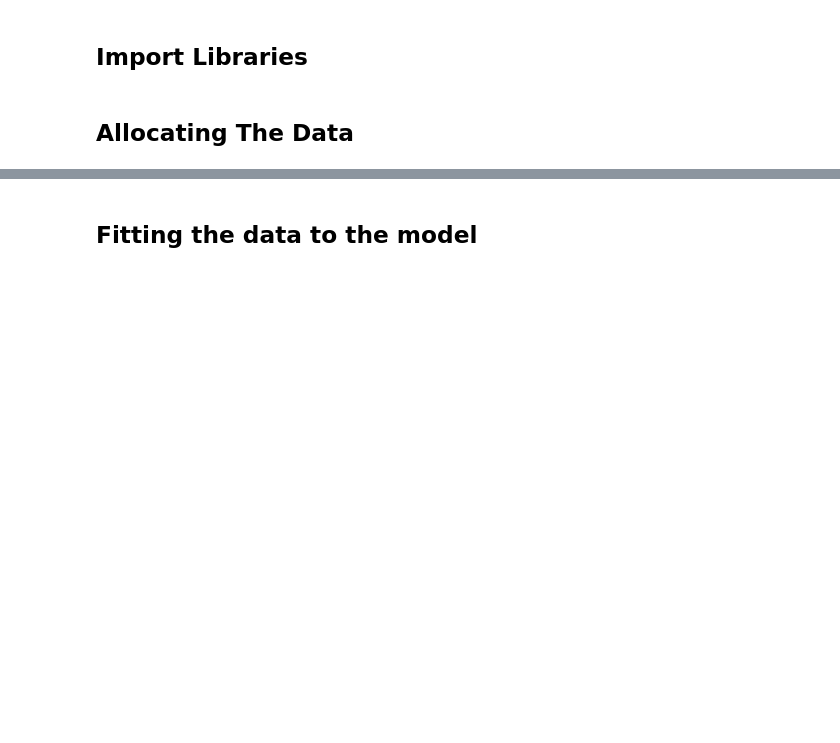
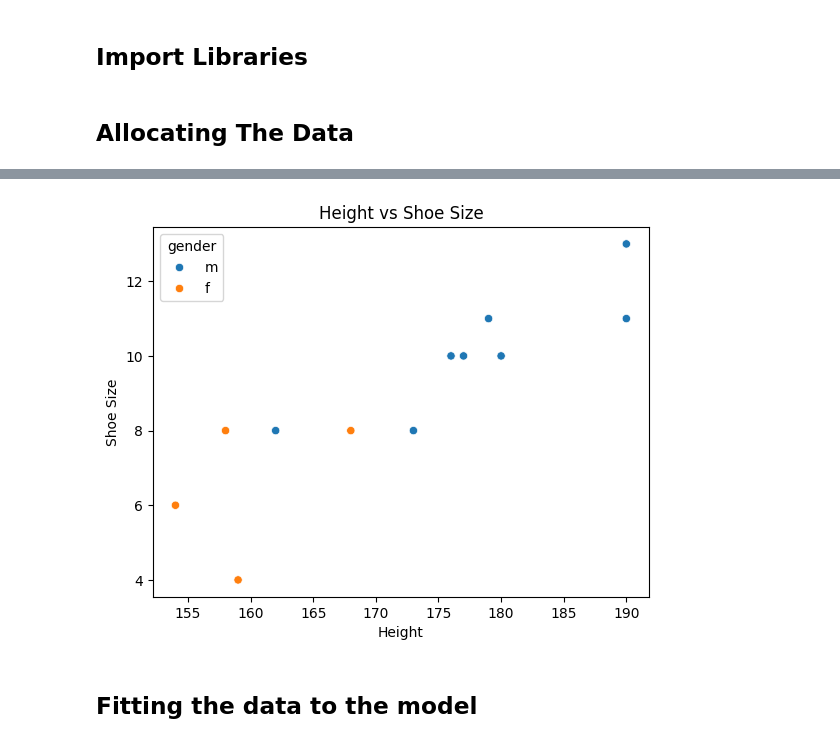
Before and after one commit to rozario-lamperouge/Machine-Learning-Course, a Jupyter notebook: Decision_Trees.ipynb, the cells around one changed output, grey strips where cells are left out. Drawn from its saved outputs; the diff is of its cells as text; code cells hidden in the pictures; blank space fills up the shorter version.

```diff
--- a/Decision_Trees.ipynb
+++ b/Decision_Trees.ipynb
@@ -12,5 +12,13 @@ from sklearn.model_selection import train_test_split
 # %% [markdown]
 ## **Allocating The Data**
 # %%
-X = [[180,9],[154,6],[155,7],[178,10],[186,10],[168,8],[178,9],[170,9],[172,8],[173,9],[174,9],[188,13]]
-Y = ['m','f','f','m','m','m','m','f','m','m','m','m']
+X = [[173,8],[179,11],[154,6],[158,8],[159,4],[190,11],[180,10],[177,10],[162,8],[176,10],[168,8],[190,13]]
+Y = ['m','m','f','f','f','m','m','m','m','m','f','m']
+# %%
+import pandas as pd
+
+# Convert X to a pandas DataFrame
+df = pd.DataFrame(X, columns=['height', 'shoe_size'])
+df['gender'] = Y
+
+df.head()
@@ -17,3 +32,15 @@ Y = ['m','f','f','m','m','m','m','f','m','m','m','m']
+# %%
+import seaborn as sns
+import matplotlib.pyplot as plt
+
+# Scatterplot
+sns.scatterplot(x='height', y='shoe_size', hue='gender',data=df)
+plt.title("Height vs Shoe Size")
+plt.xlabel("Height")
+plt.ylabel("Shoe Size")
+plt.show()
+# %% [output]
+[figure, added]
 # %% [markdown]
 ## **Fitting the data to the model**
 # %%
```
Also changed, not shown: parts of 1 cell of this notebook.
